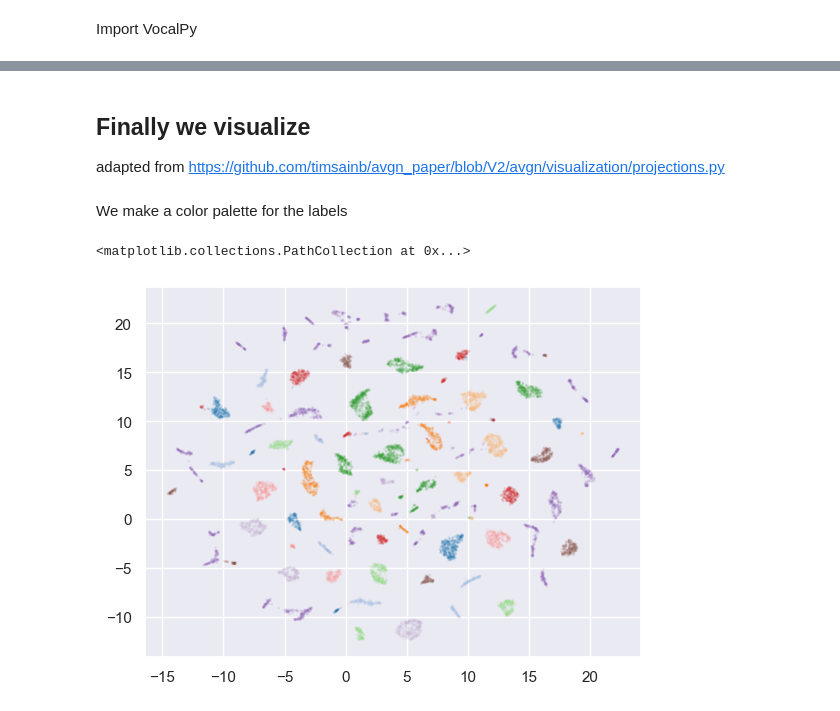
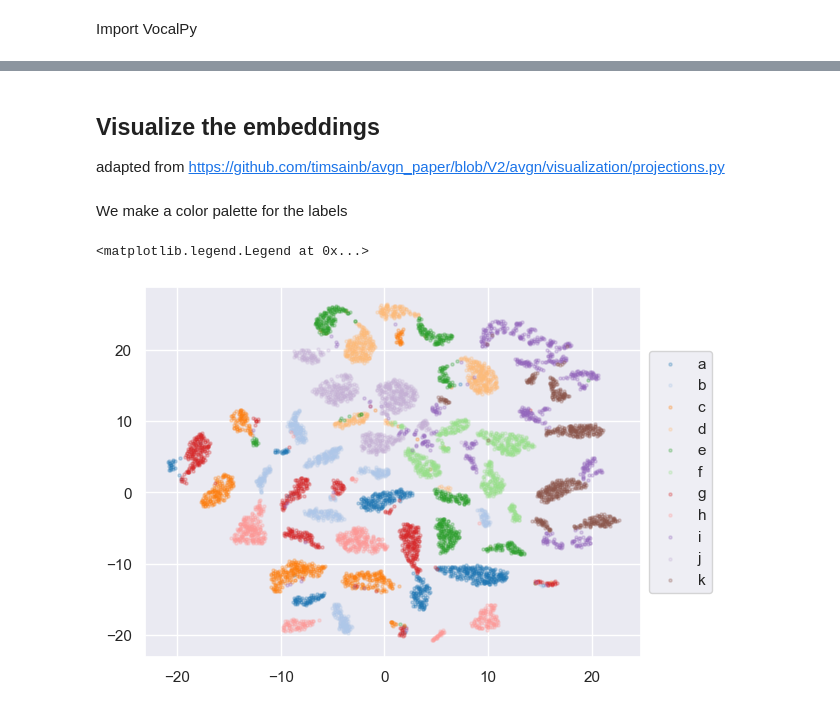
Before and after one commit to vocalpy/vocalpy-notebooks, a Jupyter notebook: 01-embedding-with-UMAP.ipynb, the cells around one changed output, grey strips where cells are left out. Drawn from its saved outputs; the diff is of its cells as text; code cells hidden in the pictures.

```diff
--- a/01-embedding-with-UMAP.ipynb
+++ b/01-embedding-with-UMAP.ipynb
@@ -102,0 +162,11 @@ X.shape
+# %%
+fig, ax_arr = plt.subplots(5, 5, dpi=300)
+ax_arr = ax_arr.ravel()
+
+inds = np.random.permutation(np.arange(X.shape[0]))[:25]
+
+to_viz = X[inds]
+
+for x, ax in zip(to_viz, ax_arr):
+    ax.imshow(x)
+    ax.set_axis_off()
@@ -111,6 +183,6 @@ X.shape
 # %%
 import umap
 # %%
-umapper = umap.UMAP(min_dist=0.5)
+umapper = umap.UMAP(min_dist=1.0)
 # %%
 out = umapper.fit_transform(X)
@@ -117,9 +195,11 @@ out = umapper.fit_transform(X)
 # %% [markdown]
-## Finally we visualize
+## Visualize the embeddings
 adapted from https://github.com/timsainb/avgn_paper/blob/V2/avgn/visualization/projections.py
 # %% [markdown]
 We make a color palette for the labels
 # %%
+import seaborn as sns
+
+sns.set('notebook')
 pal = sns.color_palette("tab20", n_colors=len(np.unique(segment_labels)))
-lab_dict = {lab: pal[i] for i, lab in enumerate(np.unique(segment_labels))}
-colors = np.array([lab_dict[i] for i in segment_labels])
+label_color_map = {lab: pal[i] for i, lab in enumerate(np.unique(segment_labels))}
@@ -128,13 +206,19 @@ import matplotlib.pyplot as plt
+# %%
+segment_labels = np.array(segment_labels)
 # %%
 fig, ax = plt.subplots()
-ax.scatter(
-    out[:, 0],
-    out[:, 1],
-    rasterized=True,
-    alpha=0.1,
-    s=1,
-    color=colors,
-)
+for label in np.unique(segment_labels):
+    inds = segment_labels == label
+    ax.scatter(
+        out[inds, 0],
+        out[inds, 1],
+        alpha=0.25,
+        s=5,
+        color=label_color_map[label],
+        label=label,
+    )
+
+ax.legend(loc='center left', bbox_to_anchor=[1, 0.5])
 # %% [output]
-<matplotlib.collections.PathCollection at 0x...>
+<matplotlib.legend.Legend at 0x...>
-[figure, old version]
+[figure, new version]
```
Also changed, not shown: parts of 27 cells of this notebook.
